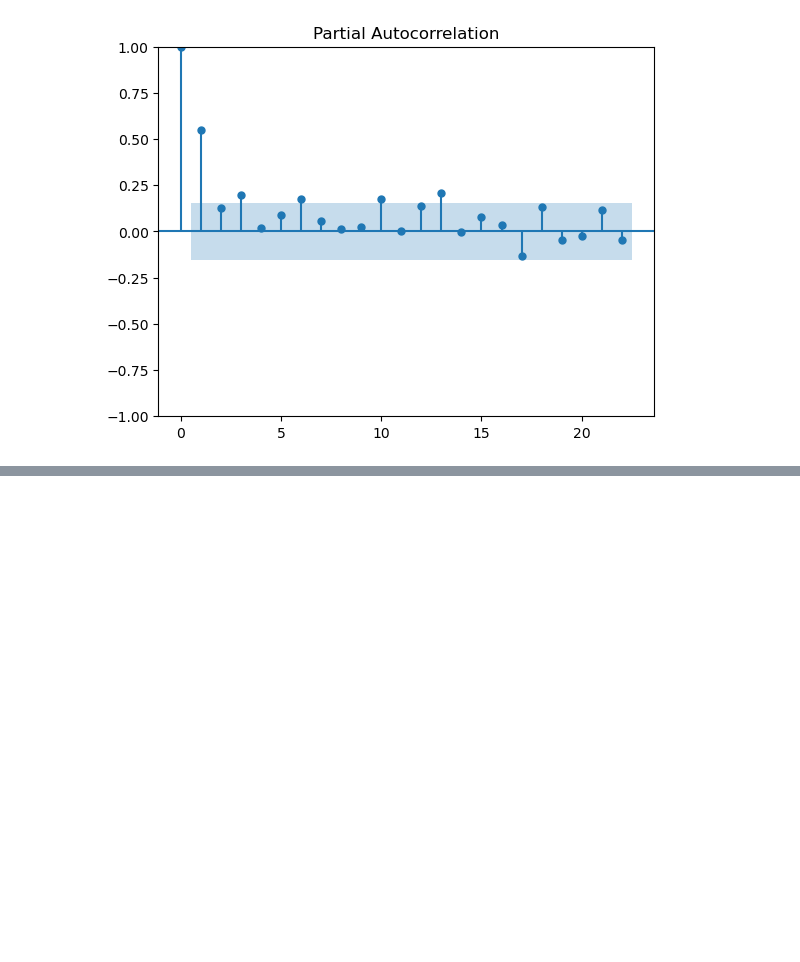
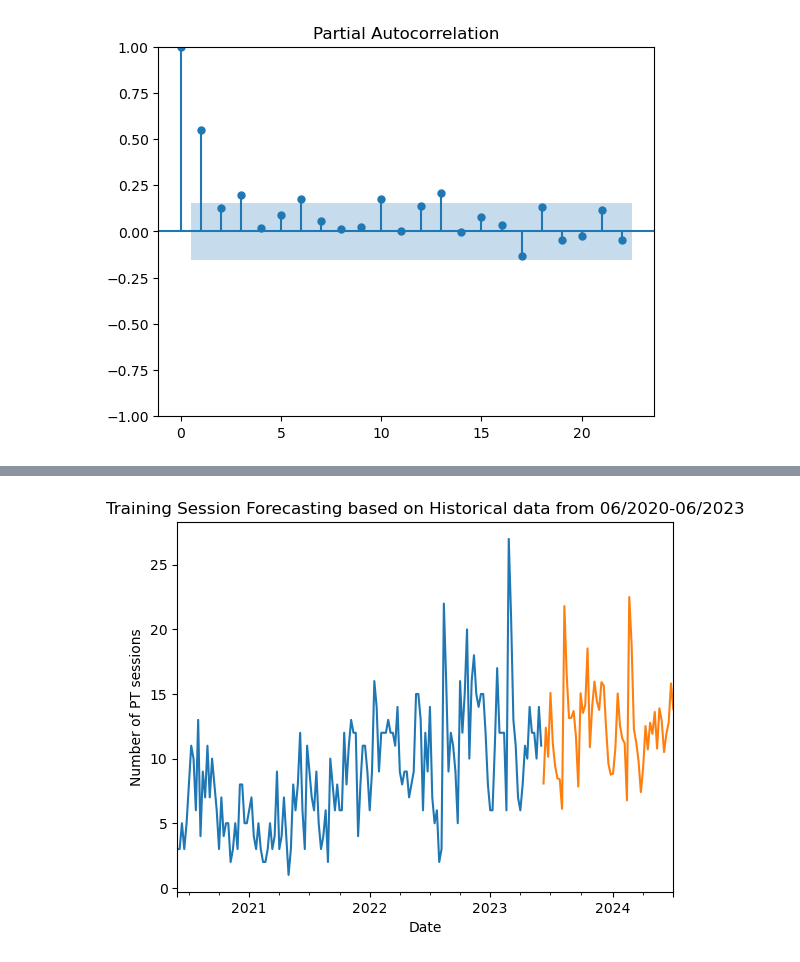
Before and after one commit to jaredap1995/JP-HPC-Data-Analysis, a Jupyter notebook: business_analysis_notebooks/income_scheduling_analysis.ipynb, the cells around one changed output, grey strips where cells are left out. Cells and saved outputs as stored; diff of their text form; code cells hidden in the pictures; blank space fills up the shorter version.

```diff
--- a/business_analysis_notebooks/income_scheduling_analysis.ipynb
+++ b/business_analysis_notebooks/income_scheduling_analysis.ipynb
@@ -590 +530,13 @@ predictions
 Freq: W-SUN, Name: predicted_mean, dtype: float64
+# %%
+weekly_data['summary'].plot(kind='line')
+predictions.plot(kind='line')
+
+plt.xlabel('Date')
+plt.ylabel('Number of PT sessions')
+plt.title('Training Session Forecasting based on Historical data from 06/2020-06/2023')
+
+plt.savefig('training_session_forecasting.png')
+plt.show()
+# %% [output]
+[figure, added]
```
Also changed, not shown: parts of 16 cells of this notebook, 1 other file.
